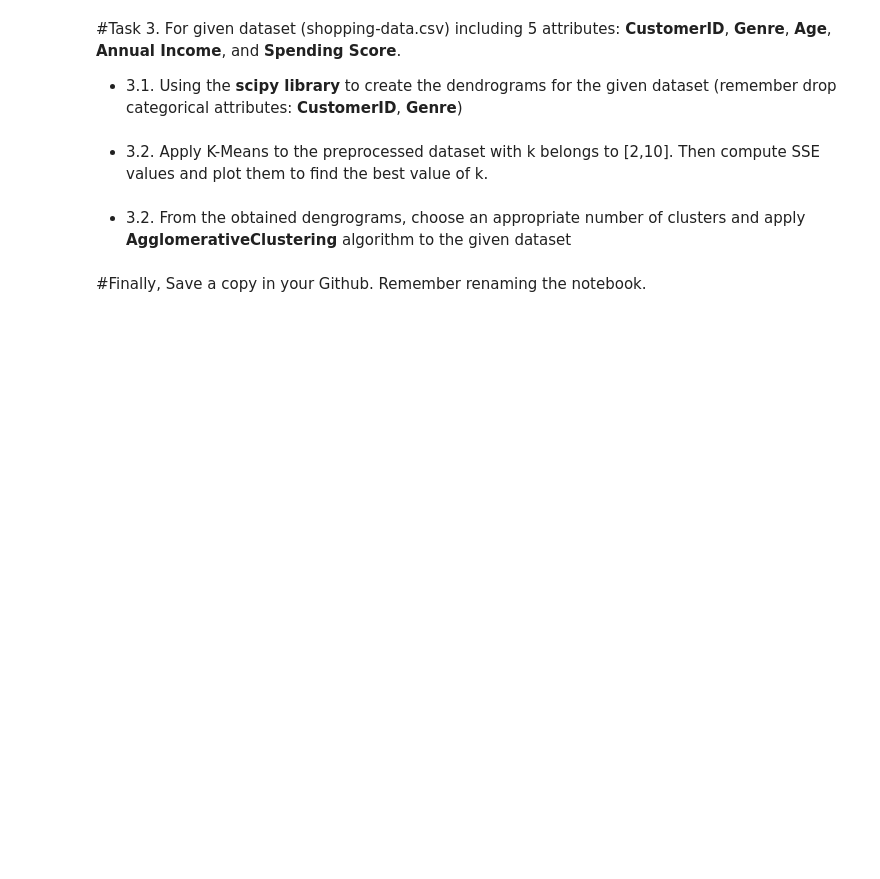
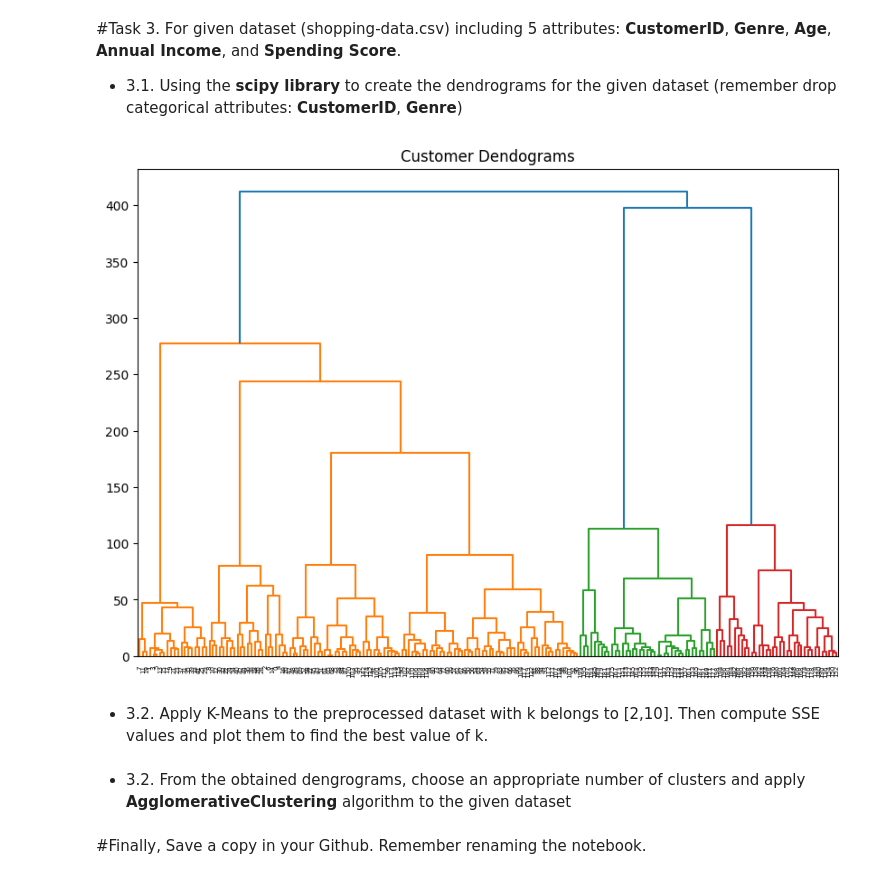
Before and after one commit to PhamTienLoc/Lab_ML, a Jupyter notebook: Lab_10_21130429_PhamTienLoc.ipynb, the cells around one changed output. Saved outputs shown, nothing was run; the diff lists cells and outputs as text; code cells hidden in the pictures; blank space fills up the shorter version.

```diff
--- a/Lab_10_21130429_PhamTienLoc.ipynb
+++ b/Lab_10_21130429_PhamTienLoc.ipynb
@@ -146,3 +203,13 @@ For given dataset (shopping-data.csv) including 5 attributes: **CustomerID**, **
+# %%
+#code
+shopping_data = pd.read_csv("shopping-data.csv")
+new_shopping_data = shopping_data.drop(["CustomerID","Genre"], axis='columns')
+
+plt.figure(figsize=(10, 7))
+plt.title("Customer Dendograms")
+dend = shc.dendrogram(shc.linkage(new_shopping_data.iloc[:, 0:len(new_shopping_data.columns)], method='ward'))
+# %% [output]
+[figure, added]
 # %% [markdown]
 *   3.2. Apply K-Means to the preprocessed dataset with k belongs to [2,10]. Then compute SSE values and plot them to find the best value of k.
 # %%
```
Also changed, not shown: parts of 10 cells of this notebook.
